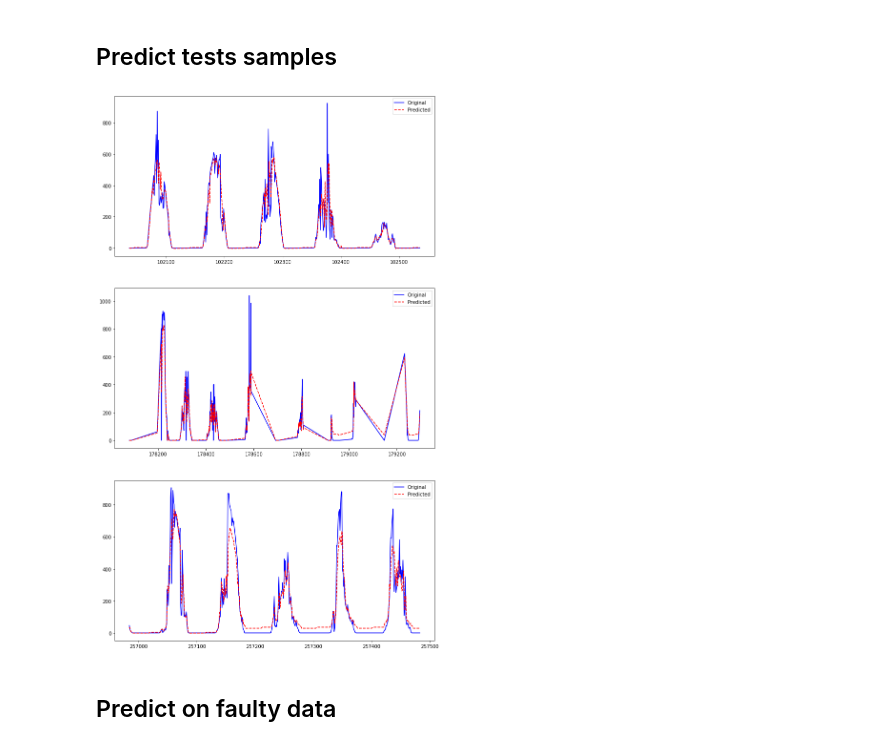
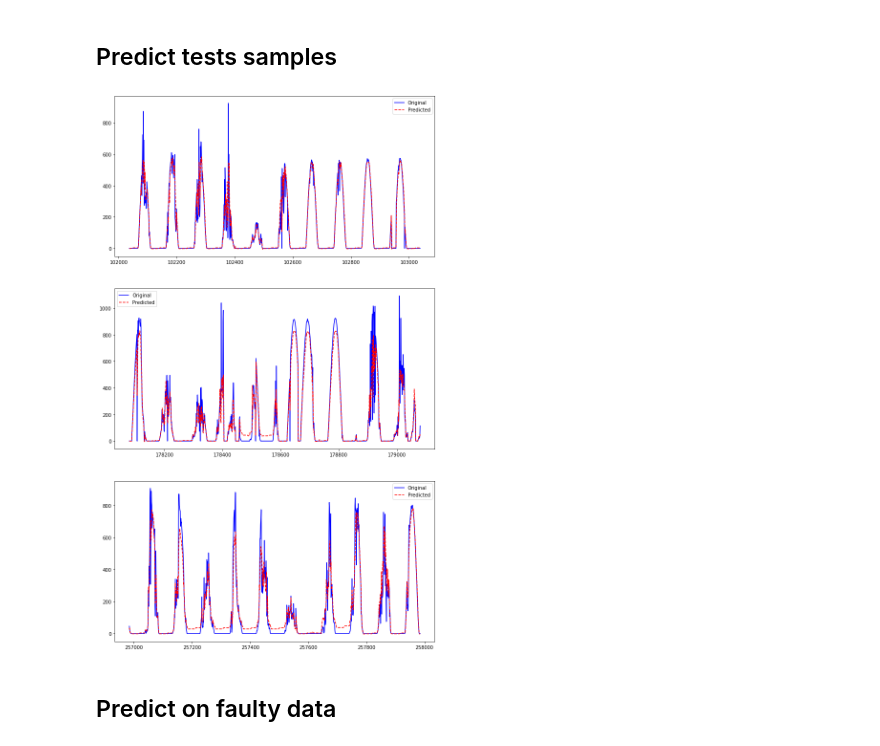
Before and after one commit to alagamentos/floodprediction, a Jupyter notebook: develop/Notebooks/2_Repair/1.0_Regression_XGB_Radicao.ipynb, the cells around one changed output. Cells and saved outputs as stored; diff of their text form; code cells hidden in the pictures.

```diff
--- a/develop/Notebooks/2_Repair/1.0_Regression_XGB_Radicao.ipynb
+++ b/develop/Notebooks/2_Repair/1.0_Regression_XGB_Radicao.ipynb
@@ -307,17 +307,22 @@ for n in range(n_splits):
 # %% [markdown]
 ## Predict tests samples
 # %%
-start, stop = 0, 500
+start, stop = 0, 1000
 
 fig, ax = plt.subplots(n_splits, 1, figsize = (12,7*n_splits))
 
 for n in range(n_splits):
-    ax[n].plot(X_test[n][start:stop].index, y_test[n][start:stop], c = 'blue', label = 'Original')
-    ax[n].plot(X_test[n][start:stop].index, y_predict[n][start:stop],'--', c = 'red', label = 'Predicted')
+    aux = X_test[n].index[0]
+    len_ = stop - start
+    x = np.linspace(aux,aux+len_ + 1,len_)
+    d_start,d_stop = aux+start, aux+stop
+    ax[n].plot(x, y_test[n][start:stop], c = 'blue', label = 'Original')
+    ax[n].plot(x, y_predict[n][start:stop],'--', c = 'red', label = 'Predicted')
     ax[n].legend()
+
 plt.show()
 # %% [output]
-[figure, old version]
+[figure, new version]
 # %% [markdown]
 ## Predict on faulty data
 # %%
```
Also changed, not shown: parts of 9 cells of this notebook, 1 other file.
